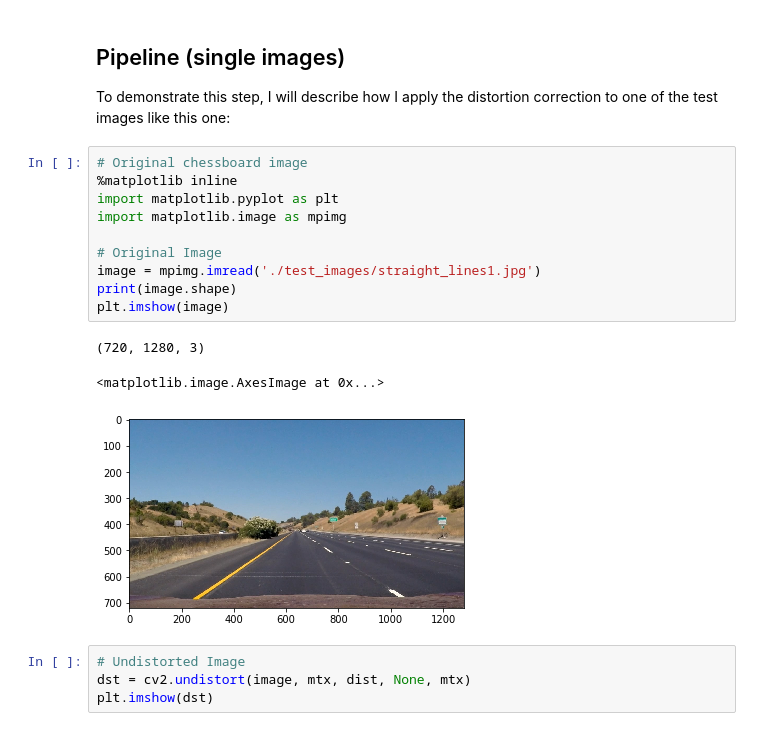
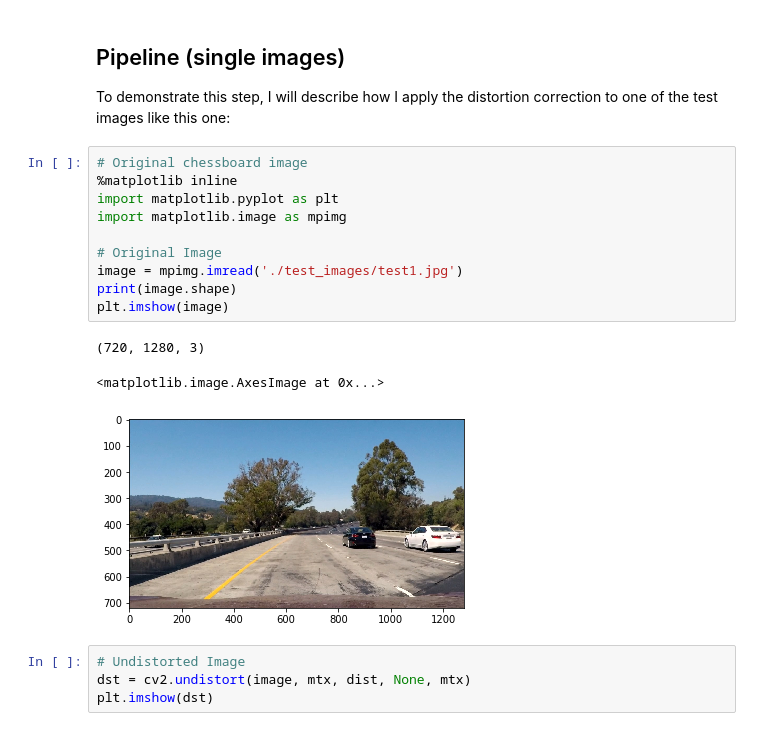
Before and after one commit to hairizuanbinnoorazman/CarND-Advanced-Lane-Lines, a Jupyter notebook: Advanced Lane Finding.ipynb, the cells around one changed output. Cells and saved outputs as stored; diff of their text form.

```diff
--- a/Advanced Lane Finding.ipynb
+++ b/Advanced Lane Finding.ipynb
@@ -131,17 +131,17 @@ To demonstrate this step, I will describe how I apply the distortion correction
 # %%
 # Original chessboard image
 %matplotlib inline
 import matplotlib.pyplot as plt
 import matplotlib.image as mpimg
 
 # Original Image
-image = mpimg.imread('./test_images/straight_lines1.jpg')
+image = mpimg.imread('./test_images/test1.jpg')
 print(image.shape)
 plt.imshow(image)
 # %% [output]
 (720, 1280, 3)
 <matplotlib.image.AxesImage at 0x...>
-[figure, old version]
+[figure, new version]
 # %%
 # Undistorted Image
 dst = cv2.undistort(image, mtx, dist, None, mtx)
```
Also changed, not shown: parts of 23 cells of this notebook.
